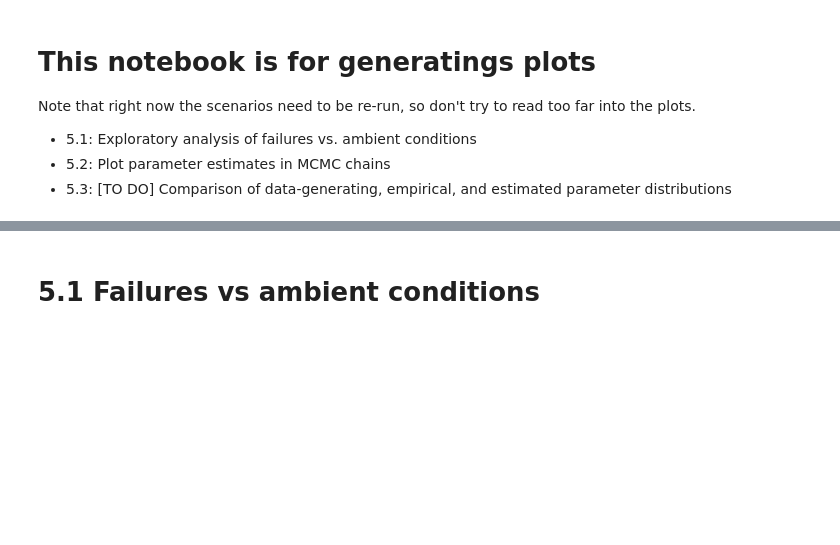
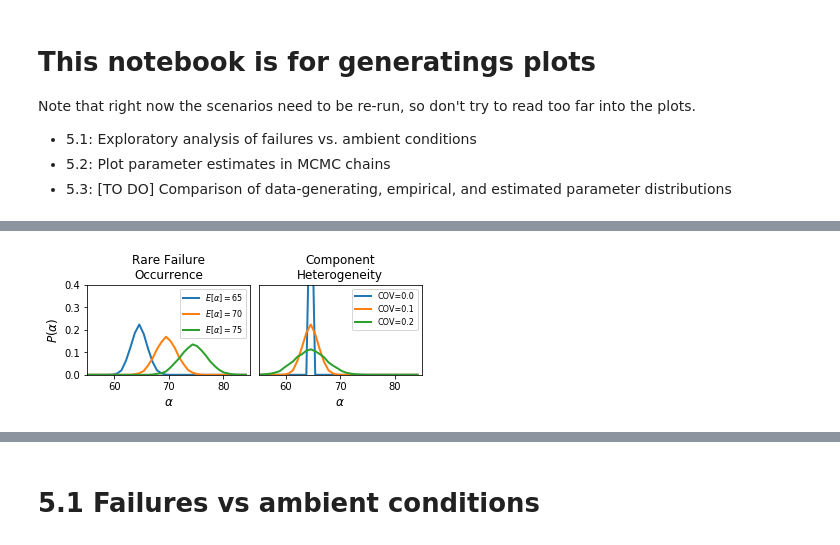
Before and after one commit to lndunn/gridfix, a Jupyter notebook: 5-Plotting.ipynb, the cells around one changed output, grey strips where cells are left out. Drawn from its saved outputs; the diff is of its cells as text; code cells hidden in the pictures; blank space fills up the shorter version.

```diff
--- a/5-Plotting.ipynb
+++ b/5-Plotting.ipynb
@@ -17,0 +218,82 @@ scenarios = pd.read_csv(os.path.join('inputs','scenarios.csv'), index_col='name'
+# %%
+from matplotlib import colors
+
+fig, ax = plt.subplots(nrows=1, ncols=2, figsize=(6,2.5))
+fig.subplots_adjust(bottom=0.25, top=0.75, wspace=0.3)
+
+i = 0
+thresholds = [65,70,75]
+for j, s in enumerate([2,6,10]):
+    params = pd.read_csv(os.path.join('scenarios','scenario%i'%(s), 'parameters.csv'), index_col=0)
+    H = np.histogram(params['Wind.threshold'].tolist(), bins=np.linspace(45,85,50))
+    print len(H), i
+    ax[i].plot(H[1][:-1], H[0].astype(float)/H[0].sum(), lw=2, label=r'$E\left[\alpha\right]=%i$'%(thresholds[j]))
+ax[i].set_ylim(0,0.4)
+ax[i].set_xticks([50,60,70,80])
+ax[i].set_xticklabels([50,60,70,80], fontsize=10)
+ax[i].set_xlim(55,85)
+ax[i].set_ylabel(r'$P(\alpha)$', fontsize=12)
+ax[i].set_xlabel(r'$\alpha$', fontsize=12)
+ax[i].legend(fontsize=8)
+
+
+i = 1
+covs = [0, 0.1, 0.2, 0.3]
+for s in [1,2,3,4][:-1]:
+    params = pd.read_csv(os.path.join('scenarios','scenario%i'%(s), 'parameters.csv'), index_col=0)
+    H = np.histogram(params['Wind.threshold'].tolist(), bins=np.linspace(45,85,50))
+    ax[i].plot(H[1][:-1], H[0].astype(float)/H[0].sum(), lw=2, label=r'COV=%.1f'%(covs[s-1]))
+ax[i].set_ylim(0,0.4)
+ax[i].set_xticks([50,60,70,80])
+ax[i].set_xticklabels([50,60,70,80], fontsize=10)
+ax[i].set_xlim(55,85)
+ax[i].set_yticks([])
+# ax[i].set_ylabel(r'$P(\theta)$', fontsize=14)
+ax[i].set_xlabel(r'$\alpha$', fontsize=12)
+
+l, b, w, h = ax[i].get_position().bounds
+far_r = l + w
+l, b, w, h = ax[i-1].get_position().bounds
+w = 0.5*(far_r-l)
+ax[i-1].set_position([l, b, w, h])
+ax[i].set_position([l+w, b, w, h])
+ax[i].legend(fontsize=8)
+
+
+# i = 2
+# s = 19
+# scenarios = pd.read_csv(os.path.join('inputs/scenarios.csv'), index_col='name')
+# y = pd.read_csv(os.path.join('scenarios','scenario%i'%(s),'failures.csv'), index_col=0)['count']
+# X = pd.read_csv(os.path.join('inputs','weather.csv'), index_col='time')
+
+
+
+# # tWind = float(scenarios['Wind.threshold_hyperparams'].loc[s])-50
+# # tRain = float(scenarios['DayPrecip.threshold_hyperparams'].loc[s])
+# tWind = 65
+# tRain = 0
+
+# b1 = 0.2
+# b2 = 5
+
+# xx, yy = np.meshgrid(np.linspace(X['Wind'].min(), 1.5*X['Wind'].max(), 100),
+#          np.linspace(X['DayPrecip'].min(), 1.5*X['DayPrecip'].max(), 100))
+
+# zz = 1./(1+np.exp(-1*b1*(xx-tWind)-b2*(yy-tRain)))
+
+# p = ax[i].contourf(xx, yy, zz, 100, cmap='inferno_r')
+# ax[i].set_ylabel('Severity of\nHazard 1', fontsize=12)
+# ax[i].set_xlabel('Severity of\nHazard 2', fontsize=12)
+# ax[i].set_yticks([])
+# ax[i].set_xticks([])
+# cbar = plt.colorbar(p)
+# cbar.set_ticks(np.round(np.linspace(0,1,6),1))
+# cbar.set_label('Failure Probability', fontsize=12)
+
+ax[0].set_title('Rare Failure\nOccurrence', fontsize=12)
+ax[1].set_title('Component\nHeterogeneity', fontsize=12)
+# ax[2].set_title('Multi-Hazard\nRisks', fontsize=12)
+fig.subplots_adjust(wspace=0.05)
+plt.savefig('experimental_design.png')
+plt.show()
+# %% [output]
@@ -17,0 +303 @@ scenarios = pd.read_csv(os.path.join('inputs','scenarios.csv'), index_col='name'
+[figure, added]
```
Also changed, not shown: parts of 18 cells of this notebook, 20 other files.
